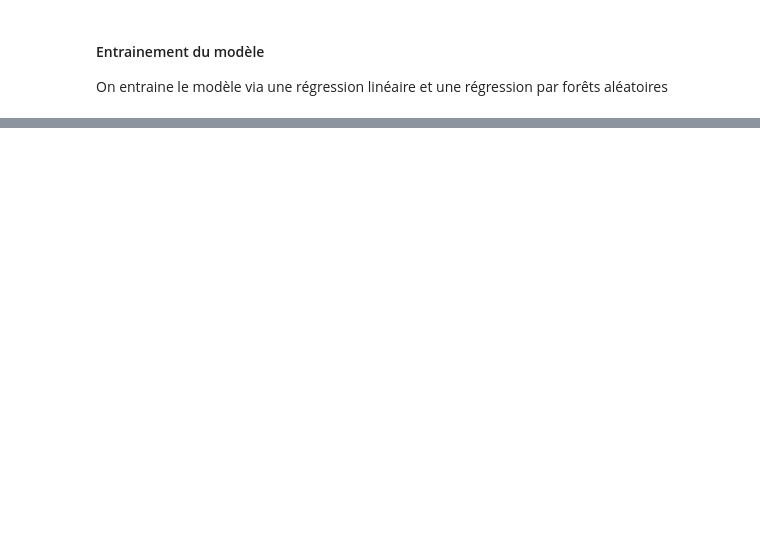
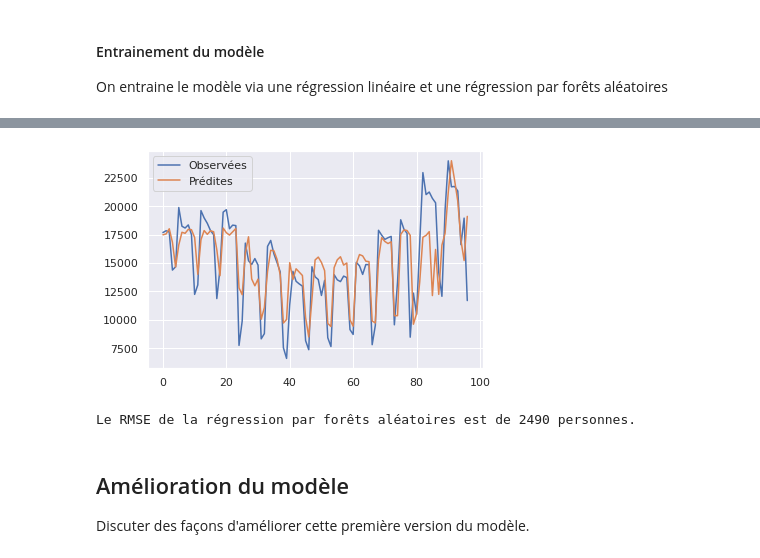
Before and after one commit to pierre-dumontel/subway_validations-, a Jupyter notebook: Notebook/Traitement_des_validations_du_réseau_de_transport_d'Ile_de_France_à_compléter.ipynb, the cells around one changed output, grey strips where cells are left out. Cells and saved outputs as stored; diff of their text form; code cells hidden in the pictures; blank space fills up the shorter version.

```diff
--- a/Notebook/Traitement_des_validations_du_réseau_de_transport_d'Ile_de_France_à_compléter.ipynb
+++ b/Notebook/Traitement_des_validations_du_réseau_de_transport_d'Ile_de_France_à_compléter.ipynb
@@ -429,0 +552,16 @@ lm.coef_, lm.intercept_
+# %%
+y_RFpred = RF_model.predict(Xtest)
+rmse_RF = sqrt(mean_squared_error(y_test,y_RFpred))
+plt.plot(y_test, label="Observées")
+plt.plot(y_RFpred, label="Prédites")
+plt.legend()
+plt.show()
+
+print("Le RMSE de la régression par forêts aléatoires est de {:.0f} personnes.".format(rmse_RF))
+# %% [output]
+[figure, added]
+Le RMSE de la régression par forêts aléatoires est de 2490 personnes.
+# %% [markdown]
+## Amélioration du modèle
+
+Discuter des façons d'améliorer cette première version du modèle.
```
Also changed, not shown: parts of 51 cells of this notebook.
